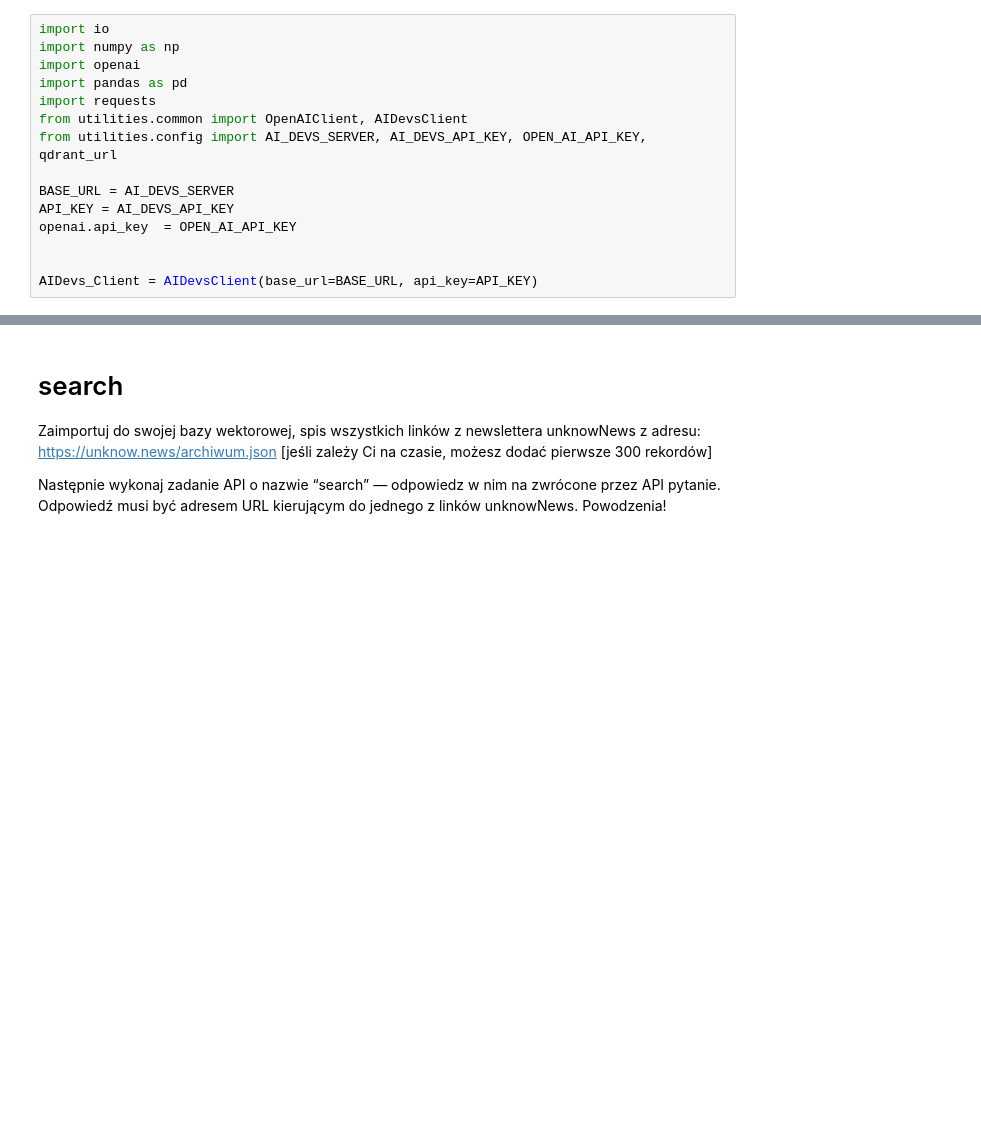
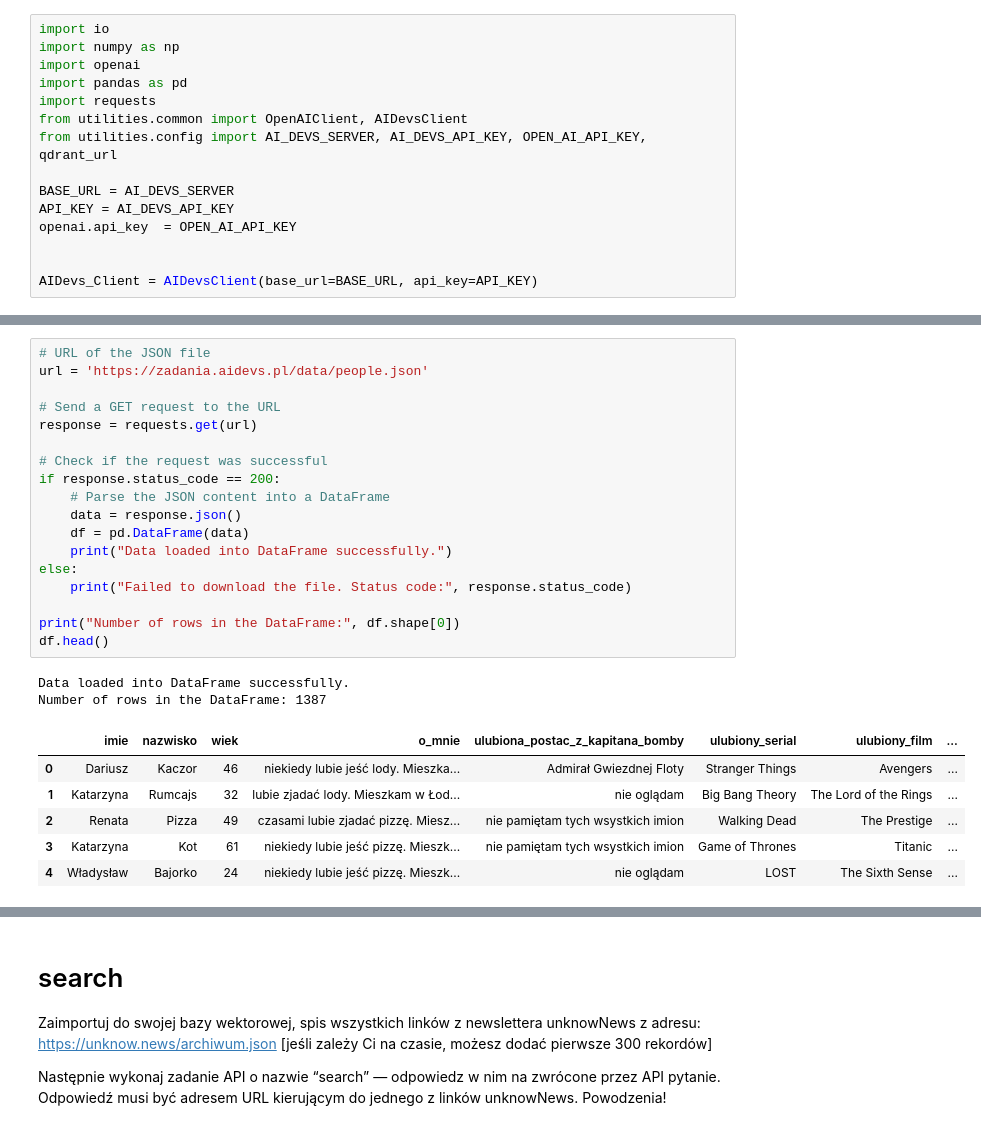
Before and after one commit to Krystkowiakk/AIDevs2, a Jupyter notebook: AIDevs2.ipynb, the cells around one changed output, grey strips where cells are left out. Cells and saved outputs as stored; diff of their text form; blank space fills up the shorter version.

```diff
--- a/AIDevs2.ipynb
+++ b/AIDevs2.ipynb
@@ -17,0 +30,27 @@ AIDevs_Client = AIDevsClient(base_url=BASE_URL, api_key=API_KEY)
+# %%
+# URL of the JSON file
+url = 'https://zadania.aidevs.pl/data/people.json'
+
+# Send a GET request to the URL
+response = requests.get(url)
+
+# Check if the request was successful
+if response.status_code == 200:
+    # Parse the JSON content into a DataFrame
+    data = response.json()
+    df = pd.DataFrame(data)
+    print("Data loaded into DataFrame successfully.")
+else:
+    print("Failed to download the file. Status code:", response.status_code)
+
+print("Number of rows in the DataFrame:", df.shape[0])
+df.head()
+# %% [output]
+Data loaded into DataFrame successfully.
+Number of rows in the DataFrame: 1387
+|  | imie | nazwisko | wiek | o_mnie | ulubiona_postac_z_kapitana_bomby | ulubiony_serial | ulubiony_film | ... |
+| 0 | Dariusz | Kaczor | 46 | niekiedy lubie jeść lody. Mieszka... | Admirał Gwiezdnej Floty | Stranger Things | Avengers | ... |
+| 1 | Katarzyna | Rumcajs | 32 | lubie zjadać lody. Mieszkam w Łod... | nie oglądam | Big Bang Theory | The Lord of the Rings | ... |
+| 2 | Renata | Pizza | 49 | czasami lubie zjadać pizzę. Miesz... | nie pamiętam tych wsystkich imion | Walking Dead | The Prestige | ... |
+| 3 | Katarzyna | Kot | 61 | niekiedy lubie jeść pizzę. Mieszk... | nie pamiętam tych wsystkich imion | Game of Thrones | Titanic | ... |
+| 4 | Władysław | Bajorko | 24 | niekiedy lubie jeść pizzę. Mieszk... | nie oglądam | LOST | The Sixth Sense | ... |
```
Also changed, not shown: parts of 7 cells of this notebook.
